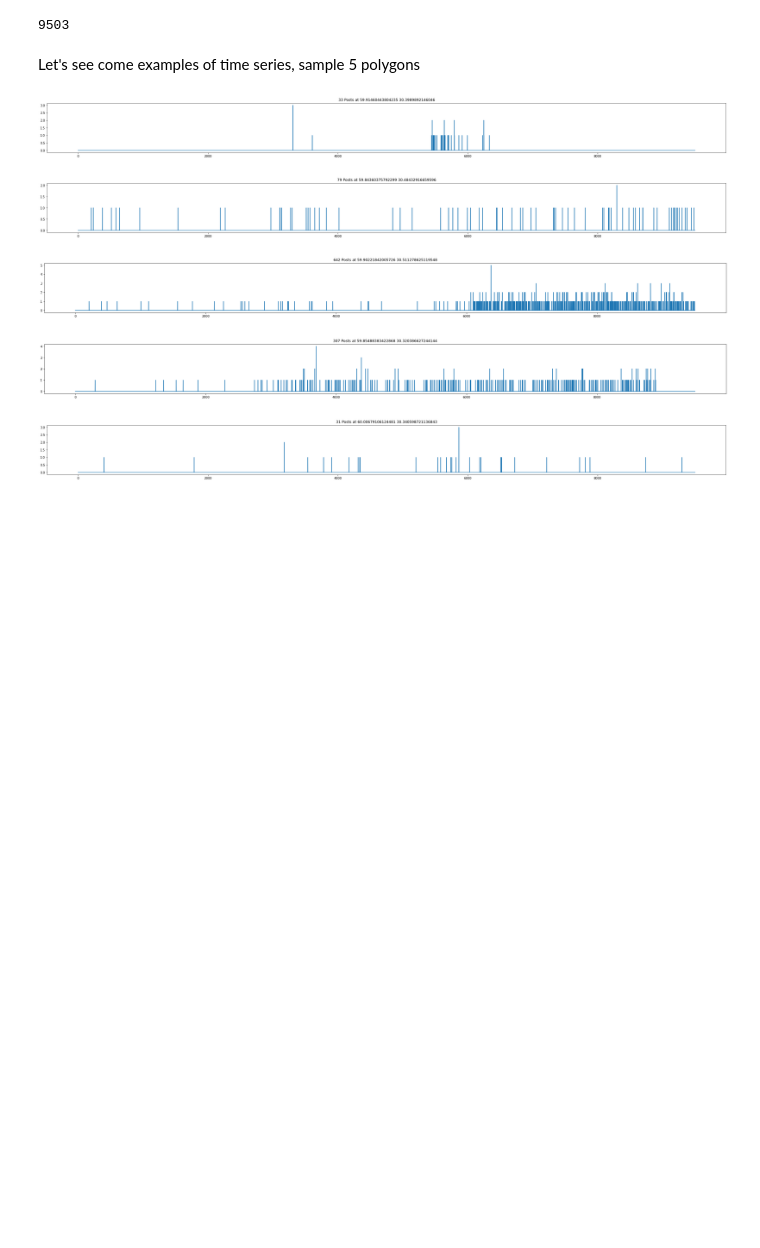
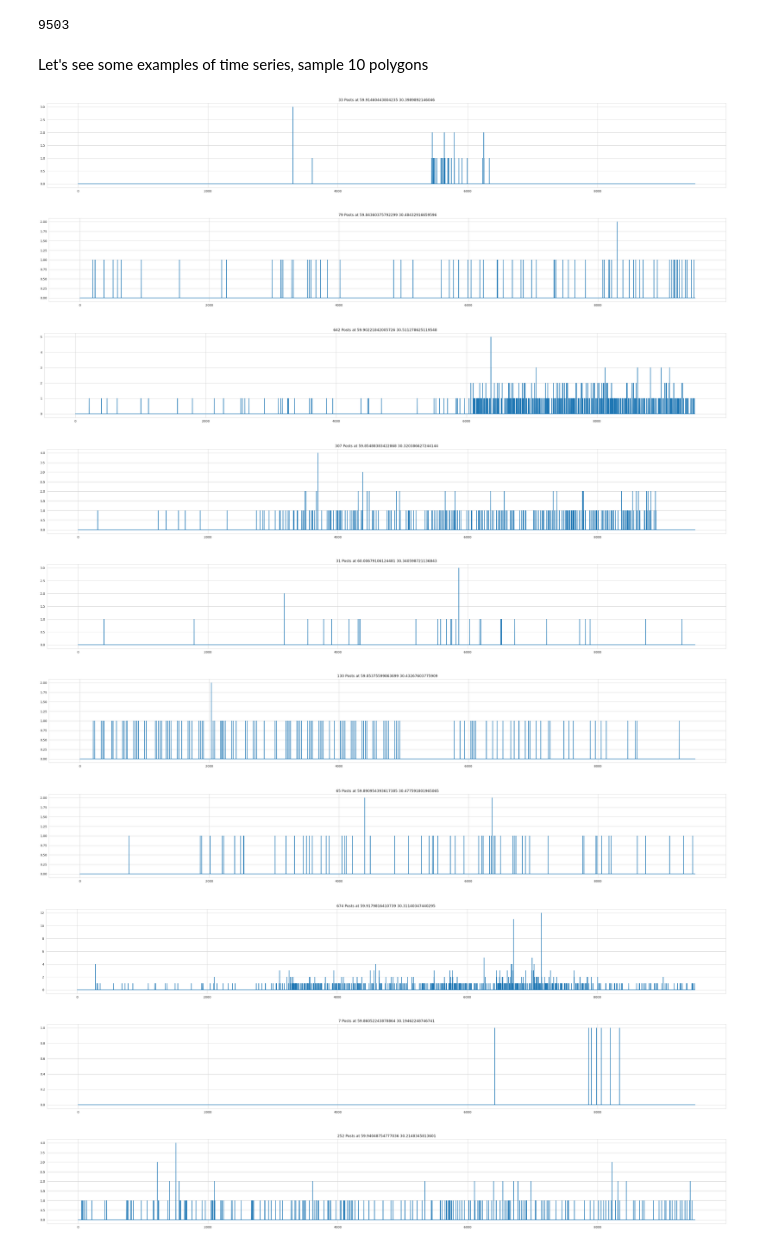
Before and after one commit to DmitryPogrebnoy/IndustrialML_ITMO, a Jupyter notebook: task1/preprocess.ipynb, the cells around one changed output. Drawn from its saved outputs; the diff is of its cells as text; code cells hidden in the pictures; blank space fills up the shorter version.

```diff
--- a/task1/preprocess.ipynb
+++ b/task1/preprocess.ipynb
@@ -7,2 +9,4 @@ import matplotlib.pyplot as plt
+# %%
+plt.rcParams["figure.figsize"] = (10,10)
 # %%
 df_full = pd.read_csv("data/source/train_data.csv")
@@ -142,28 +178,33 @@ max_time
 # %% [output]
 9503
 # %% [markdown]
-Let's see come examples of time series, sample 5 polygons
+Let's see some examples of time series, sample 10 polygons
 # %%
 def plot_time_series(data, title):
     counts = [0] * (max_time + 1)
     times = list(range(max_time + 1))
     for t, c in data[["timestamp", "count"]].values:
         counts[int(t)] = c
-    plt.figure(figsize=(40, 3))
+    plt.figure(figsize=(40, 5))
     plt.plot(times, counts)
     plt.title(title)
     plt.show()
 # %%
 locations = np.unique(df[["lon", "lat"]], axis=0)
 np.random.seed(42)
-random_sample = np.random.choice(list(range(len(locations))), 5, replace=False)
+random_sample = np.random.choice(list(range(len(locations))), 10, replace=False)
 
 for loc in [locations[i] for i in random_sample]:
     loc_df = df[(df["lon"] == loc[0]) & (df["lat"] == loc[1])]
     plot_time_series(loc_df, "{} Posts at {} {}".format(len(loc_df), loc[1], loc[0]))
 # %% [output]
-[figure, old version]
+[figure, new version]
-[figure, old version]
+[figure, new version]
-[figure, old version]
+[figure, new version]
-[figure, old version]
+[figure, new version]
-[figure, old version]
+[figure, new version]
+[figure, added]
+[figure, added]
+[figure, added]
+[figure, added]
+[figure, added]
```
Also changed, not shown: parts of 47 cells of this notebook, 1 other file.
